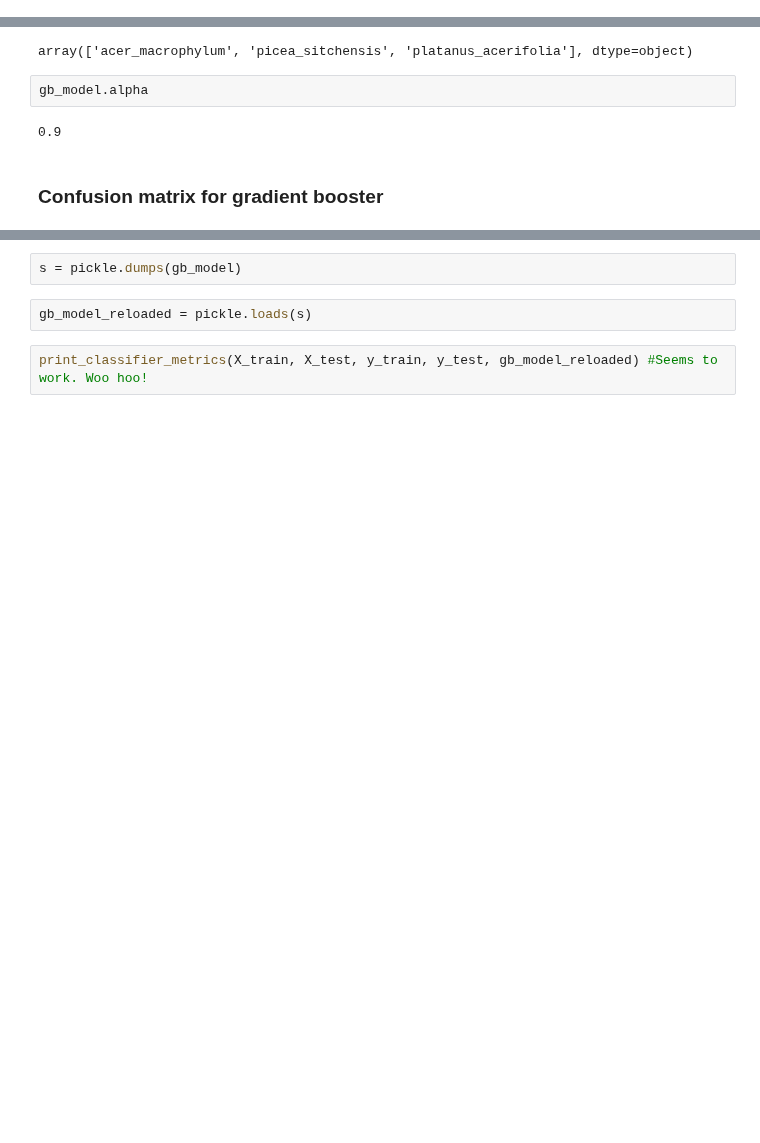
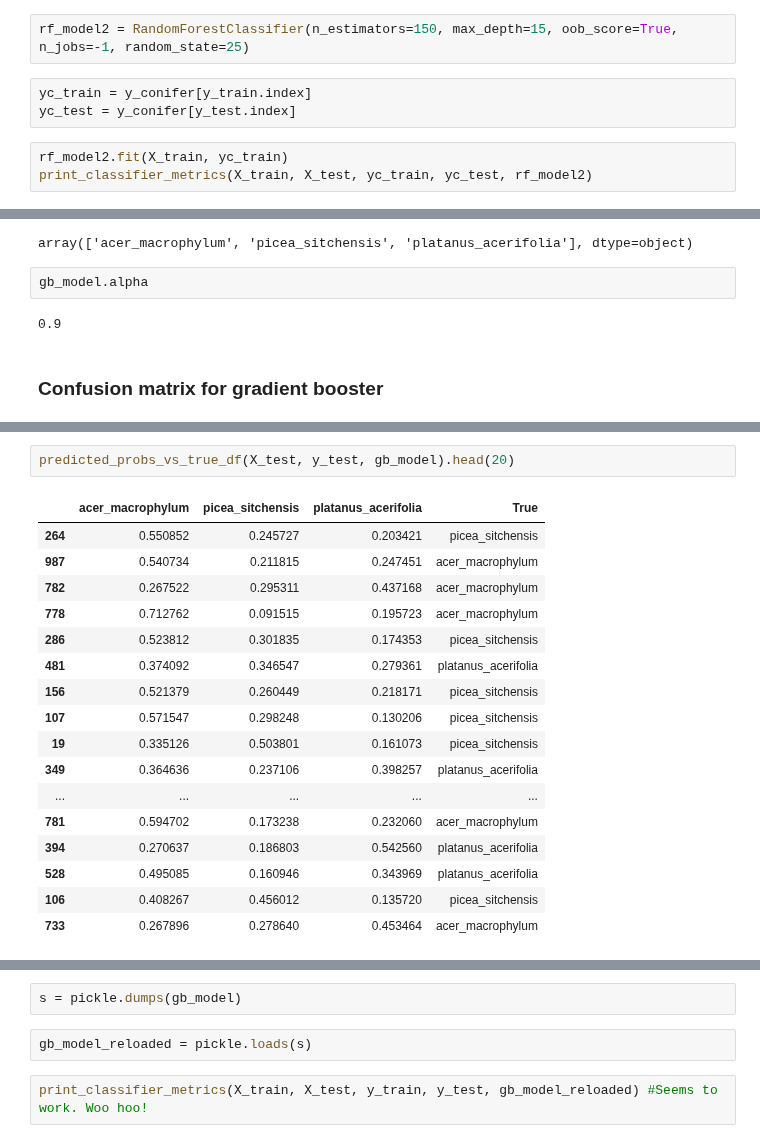
Before and after one commit to NathanielBlairStahn/tree-logic, a Jupyter notebook: build_a_model.ipynb, the cells around one changed output, grey strips where cells are left out. Drawn from its saved outputs; the diff is of its cells as text; blank space fills up the shorter version.

```diff
--- a/build_a_model.ipynb
+++ b/build_a_model.ipynb
@@ -339,0 +411,8 @@ confusion_df(y_test, y_test_hat_cat, rf_model)
+# %%
+rf_model2 = RandomForestClassifier(n_estimators=150, max_depth=15, oob_score=True, n_jobs=-1, random_state=25)
+# %%
+yc_train = y_conifer[y_train.index]
+yc_test = y_conifer[y_test.index]
+# %%
+rf_model2.fit(X_train, yc_train)
+print_classifier_metrics(X_train, X_test, yc_train, yc_test, rf_model2)
@@ -399,0 +538,20 @@ confusion_df(y_test, y_test_hat_cat, gb_model)
+# %%
+predicted_probs_vs_true_df(X_test, y_test, gb_model).head(20)
+# %% [output]
+|  | acer_macrophylum | picea_sitchensis | platanus_acerifolia | True |
+| 264 | 0.550852 | 0.245727 | 0.203421 | picea_sitchensis |
+| 987 | 0.540734 | 0.211815 | 0.247451 | acer_macrophylum |
+| 782 | 0.267522 | 0.295311 | 0.437168 | acer_macrophylum |
+| 778 | 0.712762 | 0.091515 | 0.195723 | acer_macrophylum |
+| 286 | 0.523812 | 0.301835 | 0.174353 | picea_sitchensis |
+| 481 | 0.374092 | 0.346547 | 0.279361 | platanus_acerifolia |
+| 156 | 0.521379 | 0.260449 | 0.218171 | picea_sitchensis |
+| 107 | 0.571547 | 0.298248 | 0.130206 | picea_sitchensis |
+| 19 | 0.335126 | 0.503801 | 0.161073 | picea_sitchensis |
+| 349 | 0.364636 | 0.237106 | 0.398257 | platanus_acerifolia |
+| ... | ... | ... | ... | ... |
+| 781 | 0.594702 | 0.173238 | 0.232060 | acer_macrophylum |
+| 394 | 0.270637 | 0.186803 | 0.542560 | platanus_acerifolia |
+| 528 | 0.495085 | 0.160946 | 0.343969 | platanus_acerifolia |
+| 106 | 0.408267 | 0.456012 | 0.135720 | picea_sitchensis |
+| 733 | 0.267896 | 0.278640 | 0.453464 | acer_macrophylum |
```
Also changed, not shown: parts of 29 cells of this notebook, 3 other files.
